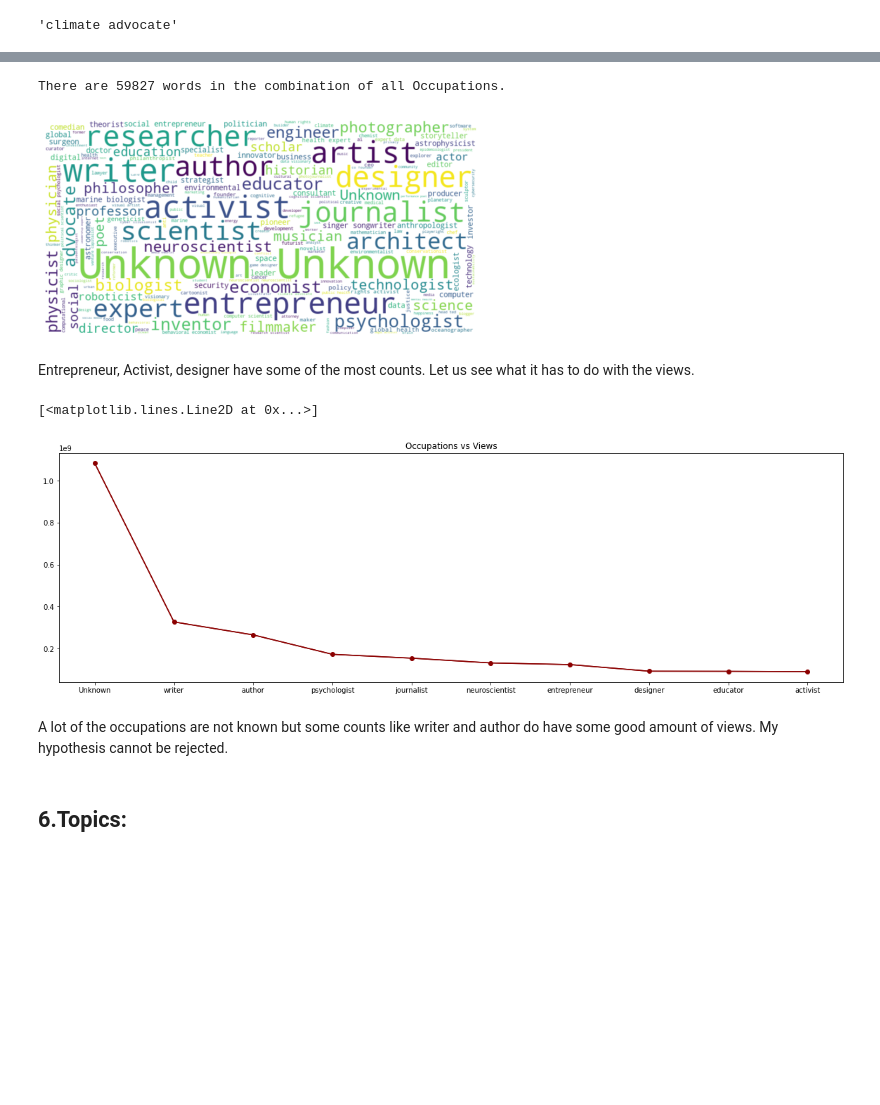
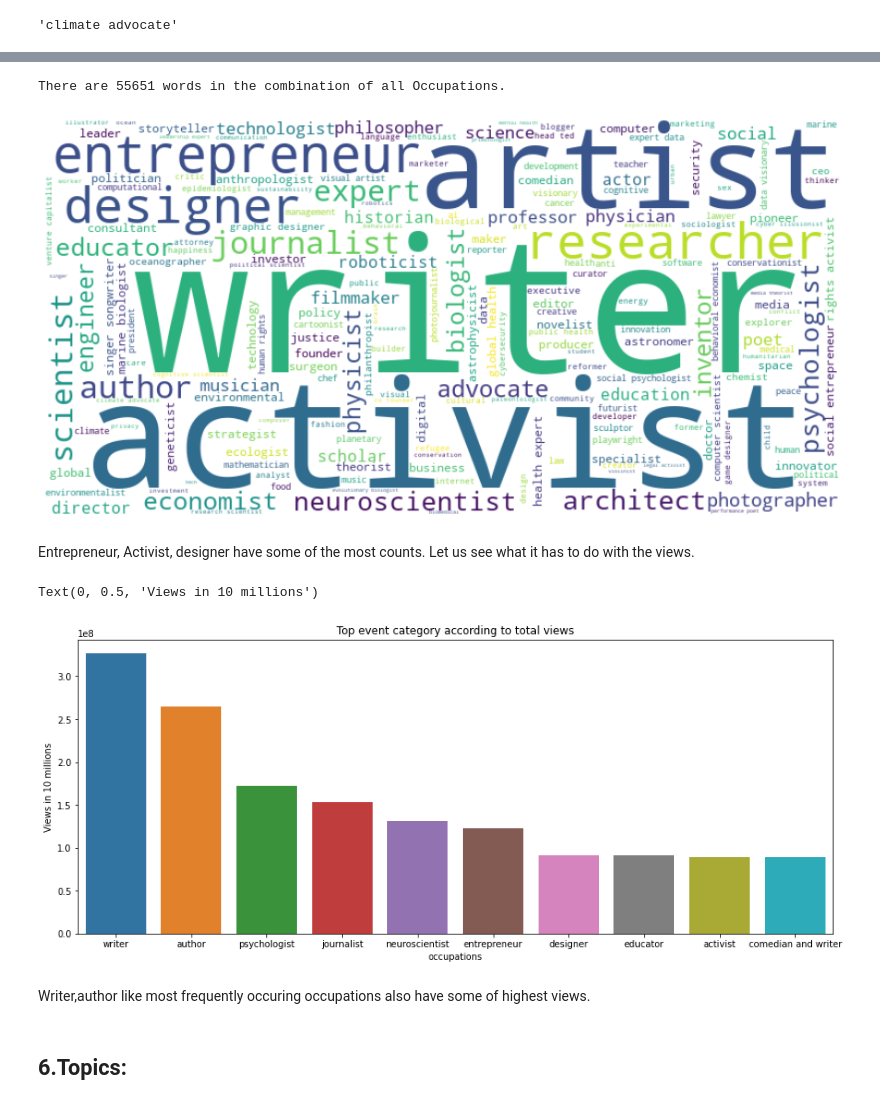
Before and after one commit to sspaulc/TED_TALKS_VIEWS_PREDICTION, a Jupyter notebook: Ted_Talk_Views_Prediction_13_SMAPE.ipynb, the cells around one changed output, grey strips where cells are left out. Saved outputs shown, nothing was run; the diff lists cells and outputs as text; code cells hidden in the pictures; blank space fills up the shorter version.

```diff
--- a/Ted_Talk_Views_Prediction_13_SMAPE.ipynb
+++ b/Ted_Talk_Views_Prediction_13_SMAPE.ipynb
@@ -202,4 +244,4 @@ data['available_lang']= data['available_lang'].apply(convert_string_to_original_
 def length(x):
   return len(x)
 # %%
-data['available_lang']= data['available_lang'].apply(length)
+data['count_lang']= data['available_lang'].apply(length)
@@ -252,3 +349,10 @@ data['occupations']=data['occupations'].apply(list_to_string)
 data['occupations'][0]
 # %% [output]
 'climate advocate'
+# %%
+#Printing the top 15 most frequent speaker's occupations
+occ_df=data[data['occupations']!='Unknown']
+fig,ax=plt.subplots(figsize=(17,5))
+a=sns.barplot(x=occ_df['occupations'].value_counts(ascending=False).head(15).index,
+              y=occ_df['occupations'].value_counts(ascending=False).head(15).values, ax=ax)
+a.set(title="top 15 most frequent speaker's occupations")
@@ -255,36 +362,39 @@ data['occupations'][0]
 # %%
 #Let us see some of the most commonly occuring occupations by word cloud
 
 #making of word cloud from title column
-text = " ".join(topic for topic in data.occupations.astype(str))
+text = " ".join(topic for topic in occ_df.occupations.astype(str))
 print ("There are {} words in the combination of all Occupations.".format(len(text)))
 
 # Create and generate a word cloud image:
 wordcloud = WordCloud(background_color="white", width=800, height=400).generate(text)
 
 plt.axis("off")
-plt.rcParams["figure.figsize"] = (10,6)
+plt.rcParams["figure.figsize"] = (15,6)
 plt.tight_layout(pad=0)
 plt.imshow(wordcloud, interpolation='bilinear')
 plt.show()
 # %% [output]
-There are 59827 words in the combination of all Occupations.
+There are 55651 words in the combination of all Occupations.
-[figure, old version]
+[figure, new version]
 # %% [markdown]
 Entrepreneur, Activist, designer have some of the most counts. Let us see what it has to do with the views.
-# %%
-plt.figure(figsize=(20,6))
-
-plt.plot(data[['occupations','views']].groupby('occupations').agg({'views':'sum'})['views'].sort_values(ascending=False).head(10),color='darkred')
-
-plt.title('Occupations vs Views')
-
-plt.plot(data[['occupations','views']].groupby('occupations').agg({'views':'sum'})['views'].sort_values(ascending=False).head(10),marker='o',color='darkred')
-# %% [output]
-[<matplotlib.lines.Line2D at 0x...>]
-[figure, removed]
-# %% [markdown]
-A lot of the occupations are not known but some counts like writer and author do have some good amount of views. My hypothesis cannot be rejected.
+# %%
+#let's find the most popular occupations according to views
+pop_occ_df=occ_df[['occupations','views']].groupby('occupations').agg({'views' : 'sum'}).nlargest(10,['views'])
+pop_occ_df.reset_index(inplace=True)
+
+#plotting the Top event category according to total views
+plt.figure(figsize=(15,6))
+plt.title('Top event category according to total views')
+sns.barplot(x='occupations',y='views',data=pop_occ_df)
+
+plt.ylabel('Views in 10 millions')
+# %% [output]
+Text(0, 0.5, 'Views in 10 millions')
+[figure, added]
+# %% [markdown]
+Writer,author like most frequently occuring occupations also have some of highest views.
 # %% [markdown]
 ## **6.Topics:**
 # %% [markdown]
```
Also changed, not shown: parts of 126 cells of this notebook.
